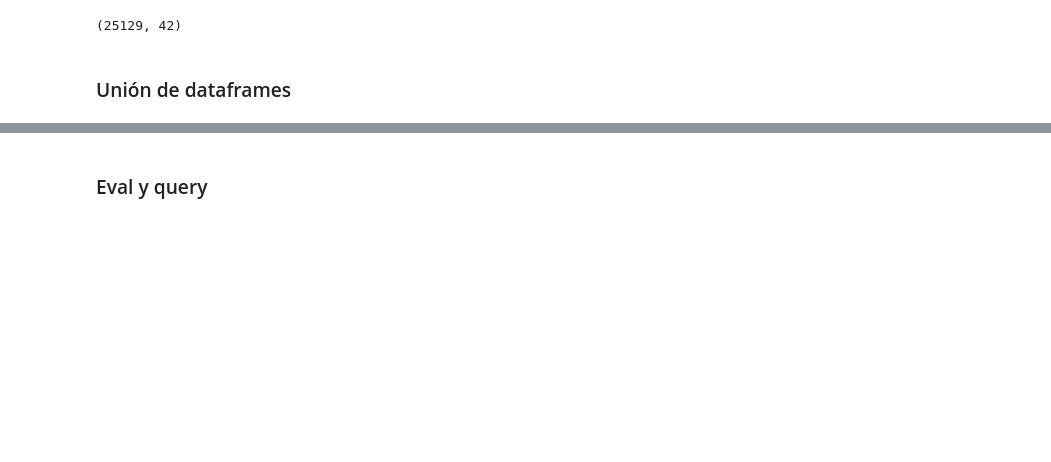
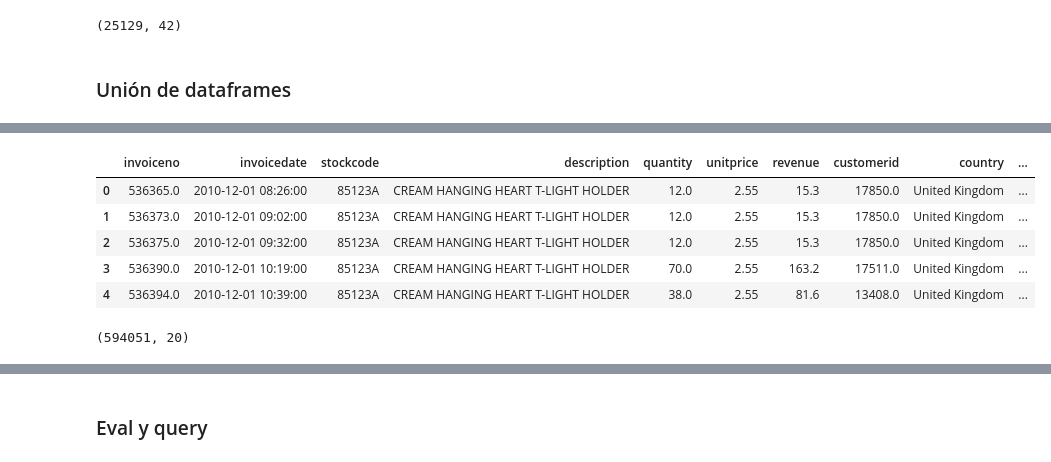
Before and after one commit to YonatanRA/ds_tb_part_21_09, a Jupyter notebook: 02-Data_Analysis/2.1 - Pandas Deepdive.ipynb, the cells around one changed output, grey strips where cells are left out. Saved outputs shown, nothing was run; the diff lists cells and outputs as text; code cells hidden in the pictures; blank space fills up the shorter version.

```diff
--- a/02-Data_Analysis/2.1 - Pandas Deepdive.ipynb
+++ b/02-Data_Analysis/2.1 - Pandas Deepdive.ipynb
@@ -1019,0 +1074,13 @@ exp_df.shape
+# %%
+pd.concat([df, df2], axis=1).head()
+# %% [output]
+|  | invoiceno | invoicedate | stockcode | description | quantity | unitprice | revenue | customerid | country | ... |
+| 0 | 536365.0 | 2010-12-01 08:26:00 | 85123A | CREAM HANGING HEART T-LIGHT HOLDER | 12.0 | 2.55 | 15.3 | 17850.0 | United Kingdom | ... |
+| 1 | 536373.0 | 2010-12-01 09:02:00 | 85123A | CREAM HANGING HEART T-LIGHT HOLDER | 12.0 | 2.55 | 15.3 | 17850.0 | United Kingdom | ... |
+| 2 | 536375.0 | 2010-12-01 09:32:00 | 85123A | CREAM HANGING HEART T-LIGHT HOLDER | 12.0 | 2.55 | 15.3 | 17850.0 | United Kingdom | ... |
+| 3 | 536390.0 | 2010-12-01 10:19:00 | 85123A | CREAM HANGING HEART T-LIGHT HOLDER | 70.0 | 2.55 | 163.2 | 17511.0 | United Kingdom | ... |
+| 4 | 536394.0 | 2010-12-01 10:39:00 | 85123A | CREAM HANGING HEART T-LIGHT HOLDER | 38.0 | 2.55 | 81.6 | 13408.0 | United Kingdom | ... |
+# %%
+pd.concat([df, df2], axis=1).shape
+# %% [output]
+(594051, 20)
```
Also changed, not shown: parts of 46 cells of this notebook, 3 other files.
